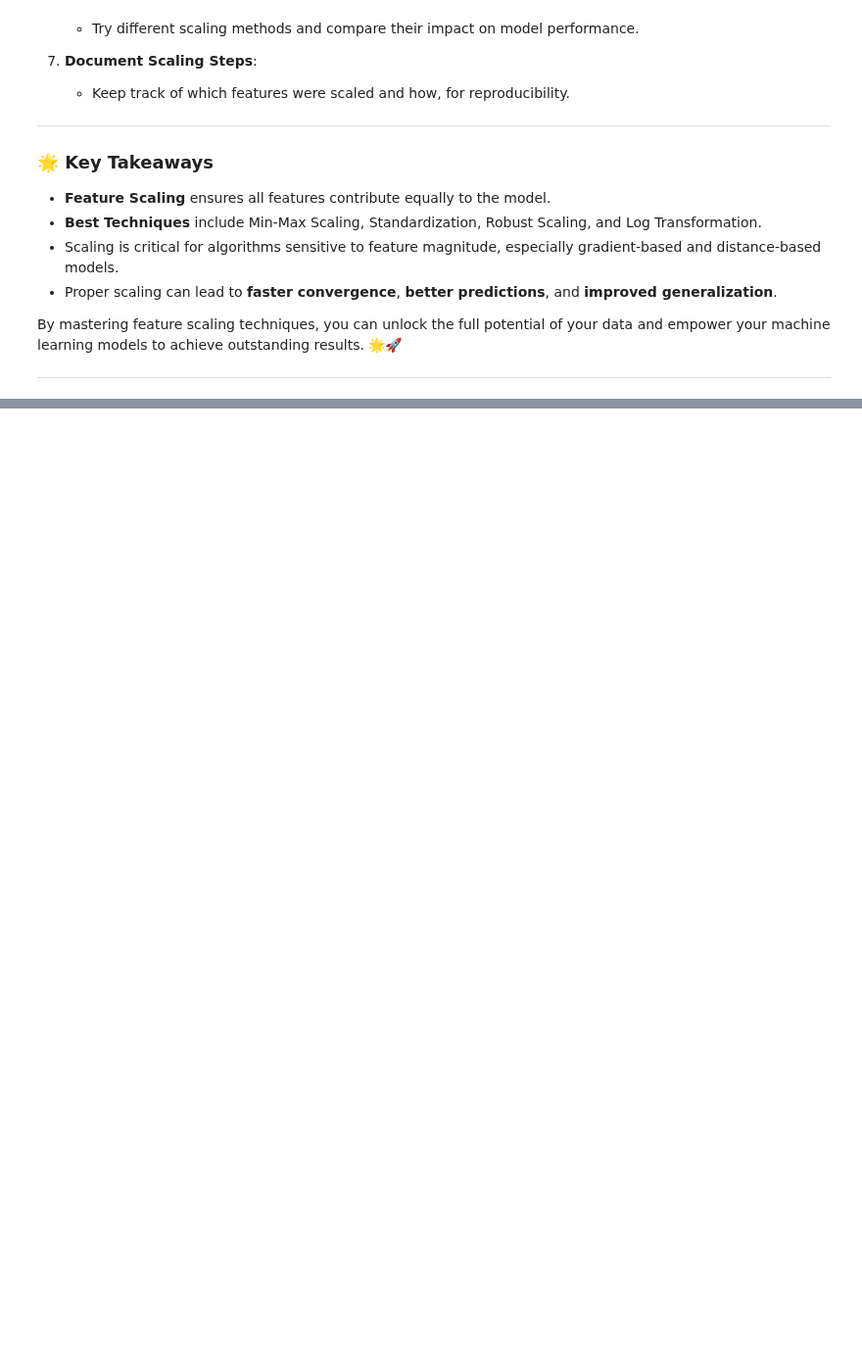
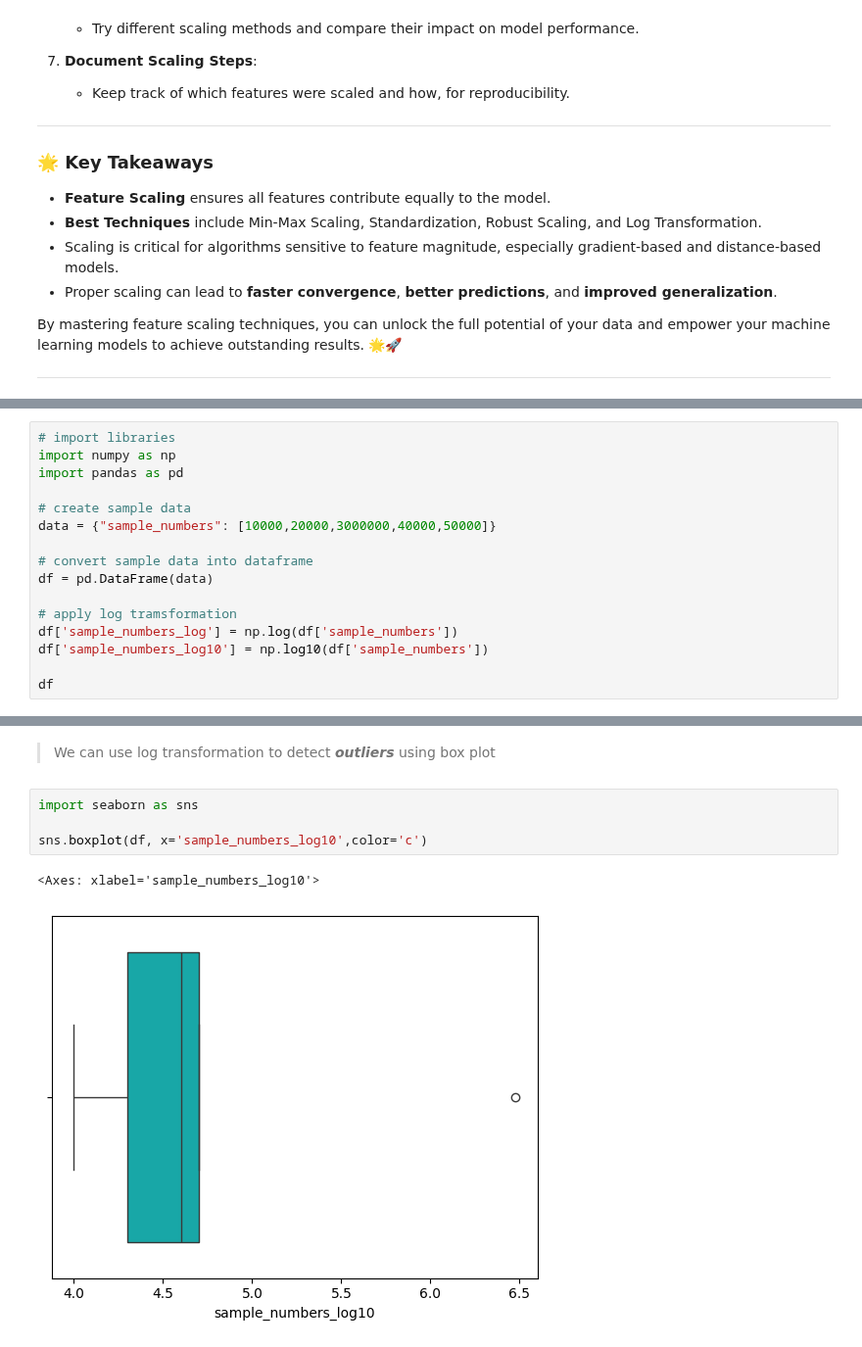
Before and after one commit to muhammadadilnaeem/Data-Science-Materials, a Jupyter notebook: Codanics/04-data_preprocessing/02_feature_scaling.ipynb, the cells around one changed output, grey strips where cells are left out. Shown at 98% size. Drawn from its saved outputs; the diff is of its cells as text; blank space fills up the shorter version.

Commit message:
feature scaling for data processing

```diff
--- a/Codanics/04-data_preprocessing/02_feature_scaling.ipynb
+++ b/Codanics/04-data_preprocessing/02_feature_scaling.ipynb
@@ -127,0 +210,16 @@ By mastering feature scaling techniques, you can unlock the full potential of yo
+# %%
+# import libraries
+import numpy as np
+import pandas as pd
+
+# create sample data
+data = {"sample_numbers": [10000,20000,3000000,40000,50000]}
+
+# convert sample data into dataframe
+df = pd.DataFrame(data)
+
+# apply log tramsformation
+df['sample_numbers_log'] = np.log(df['sample_numbers'])
+df['sample_numbers_log10'] = np.log10(df['sample_numbers'])
+
+df
@@ -127,0 +233,9 @@ By mastering feature scaling techniques, you can unlock the full potential of yo
+# %% [markdown]
+> We can use log transformation to detect ___outliers___ using box plot
+# %%
+import seaborn as sns
+
+sns.boxplot(df, x='sample_numbers_log10',color='c')
+# %% [output]
+<Axes: xlabel='sample_numbers_log10'>
+[figure, added]
```
Also changed, not shown: parts of 11 cells of this notebook.
